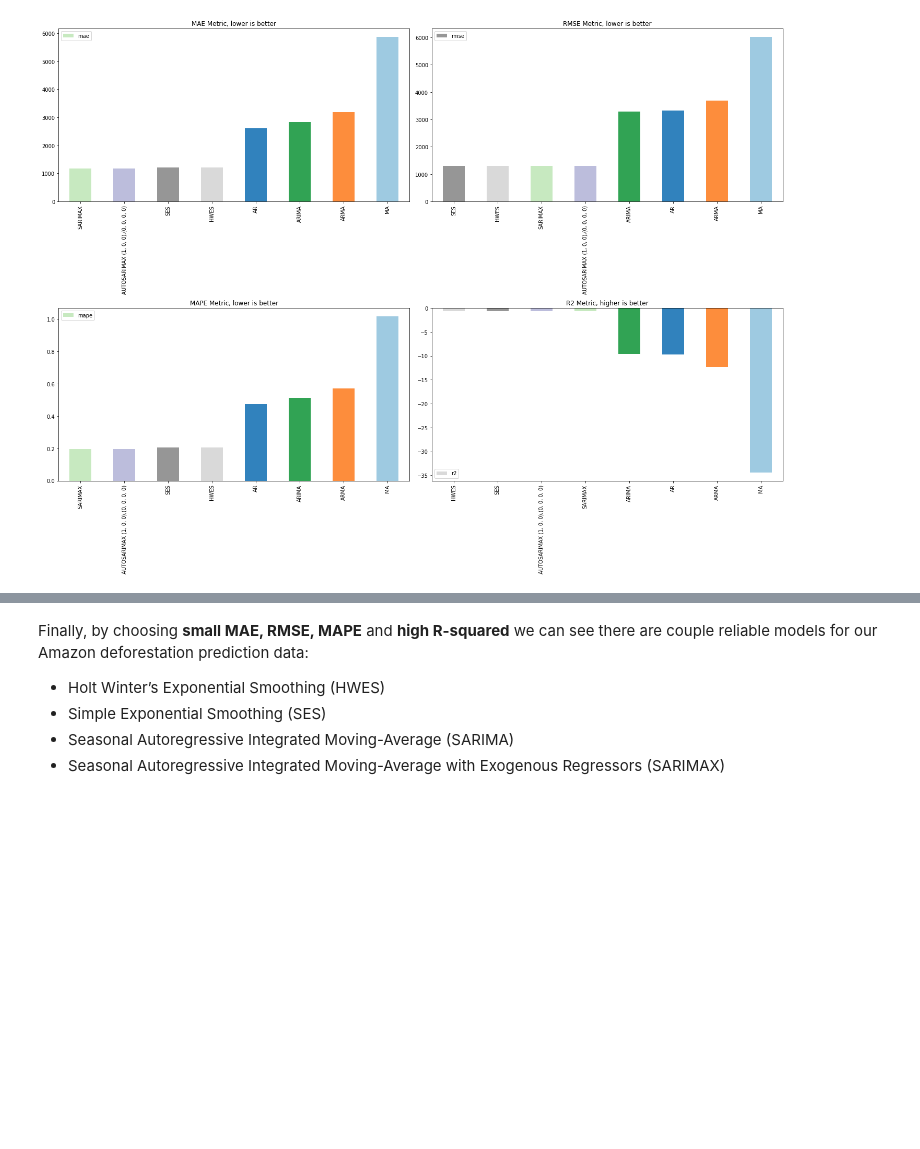
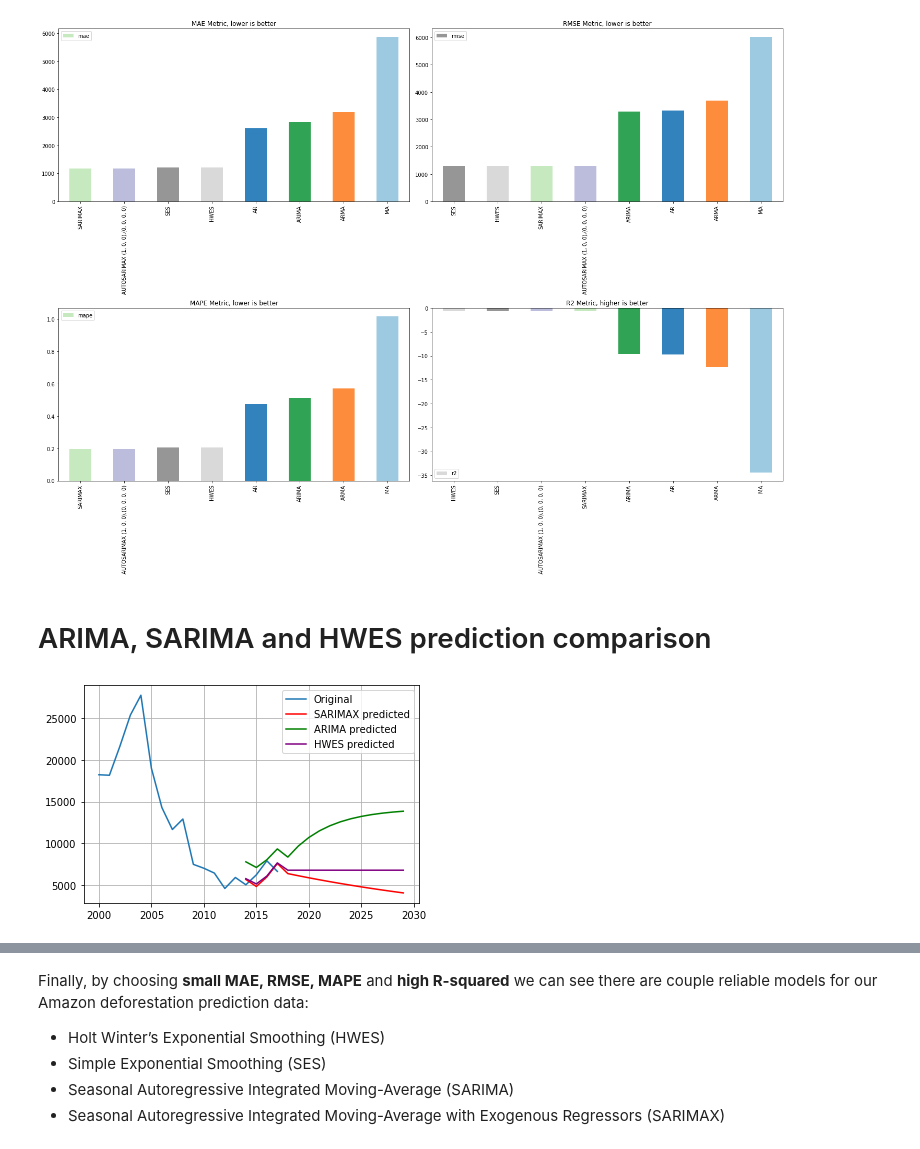
Before and after one commit to nico2997/Jupyter_notebook_data_analyst, a Jupyter notebook: Amazon Deforestation Time Series/Amazon Deforestation.ipynb, the cells around one changed output, grey strips where cells are left out. Saved outputs shown, nothing was run; the diff lists cells and outputs as text; code cells hidden in the pictures; blank space fills up the shorter version.

```diff
--- a/Amazon Deforestation Time Series/Amazon Deforestation.ipynb
+++ b/Amazon Deforestation Time Series/Amazon Deforestation.ipynb
@@ -408,3 +410,42 @@ from utils.plots import bar_metrics
 bar_metrics(tot_results)
 # %% [output]
 [figure]
+# %% [markdown]
+# ARIMA, SARIMA and HWES prediction comparison
+# %%
+#SARIMA
+yhat = []
+model = SARIMAX(df['Area in sq km'], order =(1,0,0), seasonal_order =(0,0,0,3))
+model = model.fit()
+pred = model.predict(len(df)-4, len(df)+11)
+yhat = yhat + [pred]
+yhat = pd.concat(yhat)
+
+#ARIMA
+xhat = []
+model2 = ARIMA(df['Area in sq km'], order =(1,0,0))
+model2 = model2.fit()
+pred = model2.predict(len(df)-4, len(df)+11, dynamic=False)
+xhat = xhat + [pred]
+xhat = pd.concat(xhat)
+xhat
+
+#HWES
+zhat = []
+model3 = ExponentialSmoothing(df['Area in sq km'])
+model3 = model3.fit()
+pred = model3.predict(len(df)-4, len(df)+11)
+zhat = zhat + [pred]
+zhat = pd.concat(zhat)
+zhat
+
+
+plt.plot(range(2000,2018), df['Area in sq km'].loc[df.index > '1999-01-01'], label='Original')
+plt.plot(range(2014, 2030), yhat.values,color='red',label='SARIMAX predicted')
+plt.plot(range(2014, 2030), xhat.values,color='green',label='ARIMA predicted')
+plt.plot(range(2014, 2030), zhat.values,color='purple',label='HWES predicted')
+plt.legend()
+plt.grid()
+plt.show()
+# %% [output]
+[figure, added]
```
Also changed, not shown: parts of 7 cells of this notebook.
